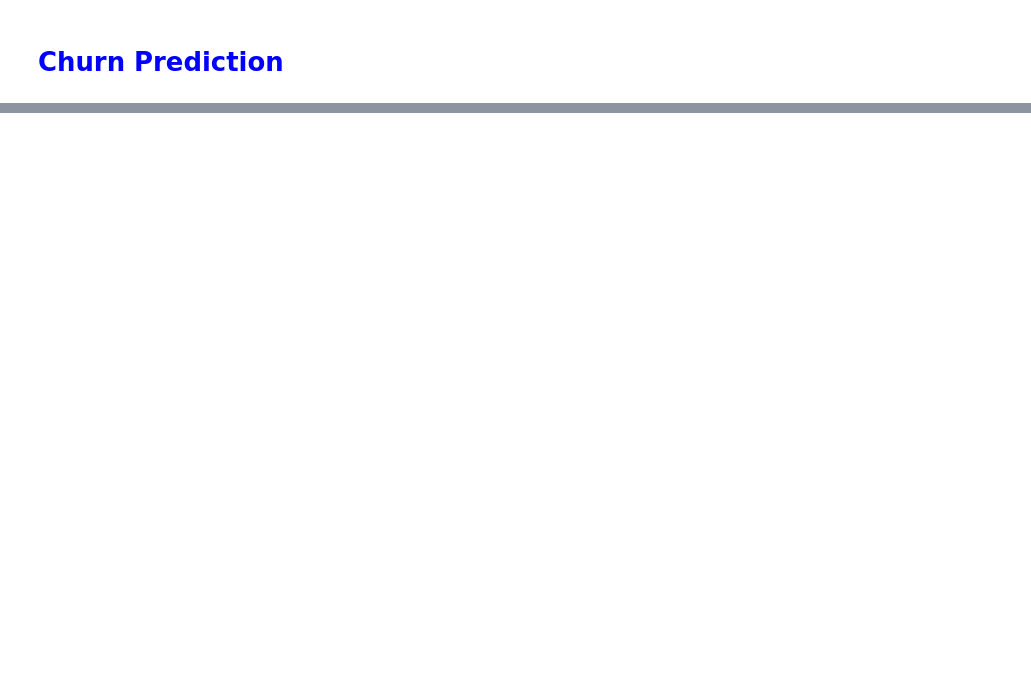
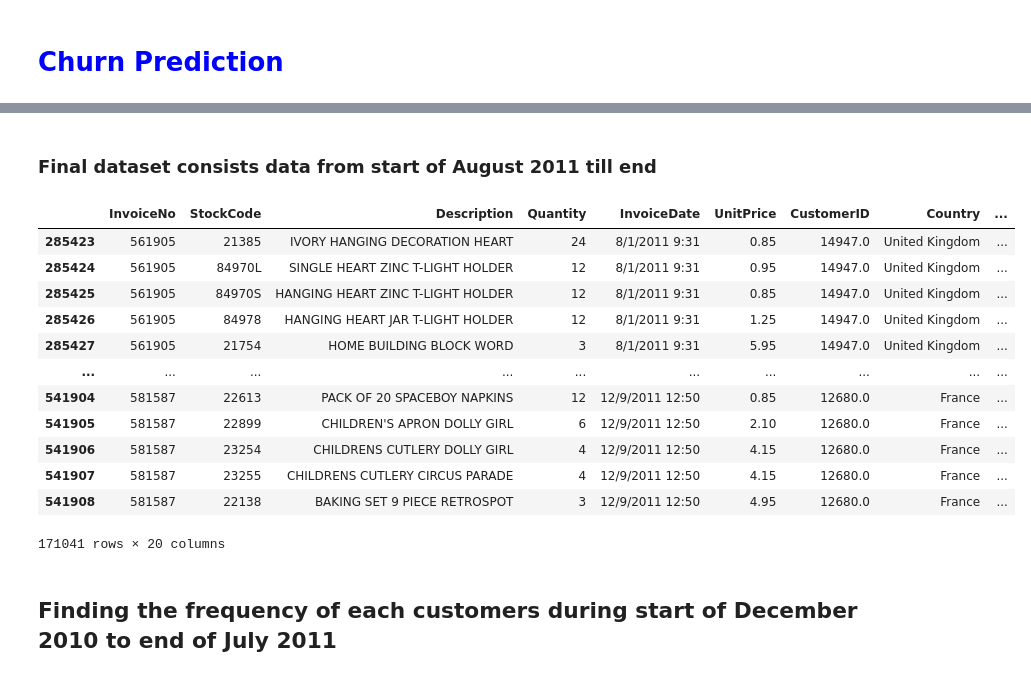
Before and after one commit to PShivani07/Data-Analytics-Project, a Jupyter notebook: ChurnPrediction.ipynb, the cells around one changed output, grey strips where cells are left out. Cells and saved outputs as stored; diff of their text form; code cells hidden in the pictures; blank space fills up the shorter version.

```diff
--- a/ChurnPrediction.ipynb
+++ b/ChurnPrediction.ipynb
@@ -1138,0 +1188,26 @@ similar_products(aggregate_vectors(purchases_val[0][-5:]))
+# %% [markdown]
+### Final dataset consists data from start of August 2011 till end
+# %%
+final_dataset = dataset[((dataset['Month']==8) & (dataset['Year']==2011)) |
+                        ((dataset['Month']==9) & (dataset['Year']==2011)) |
+                        ((dataset['Month']==10) & (dataset['Year']==2011)) |
+                        ((dataset['Month']==11) & (dataset['Year']==2011)) |
+                        ((dataset['Month']==12) & (dataset['Year']==2011))]
+
+final_dataset
+# %% [output]
+|  | InvoiceNo | StockCode | Description | Quantity | InvoiceDate | UnitPrice | CustomerID | Country | ... |
+| 285423 | 561905 | 21385 | IVORY HANGING DECORATION HEART | 24 | 8/1/2011 9:31 | 0.85 | 14947.0 | United Kingdom | ... |
+| 285424 | 561905 | 84970L | SINGLE HEART ZINC T-LIGHT HOLDER | 12 | 8/1/2011 9:31 | 0.95 | 14947.0 | United Kingdom | ... |
+| 285425 | 561905 | 84970S | HANGING HEART ZINC T-LIGHT HOLDER | 12 | 8/1/2011 9:31 | 0.85 | 14947.0 | United Kingdom | ... |
+| 285426 | 561905 | 84978 | HANGING HEART JAR T-LIGHT HOLDER | 12 | 8/1/2011 9:31 | 1.25 | 14947.0 | United Kingdom | ... |
+| 285427 | 561905 | 21754 | HOME BUILDING BLOCK WORD | 3 | 8/1/2011 9:31 | 5.95 | 14947.0 | United Kingdom | ... |
+| ... | ... | ... | ... | ... | ... | ... | ... | ... | ... |
+| 541904 | 581587 | 22613 | PACK OF 20 SPACEBOY NAPKINS | 12 | 12/9/2011 12:50 | 0.85 | 12680.0 | France | ... |
+| 541905 | 581587 | 22899 | CHILDREN'S APRON DOLLY GIRL | 6 | 12/9/2011 12:50 | 2.10 | 12680.0 | France | ... |
+| 541906 | 581587 | 23254 | CHILDRENS CUTLERY DOLLY GIRL | 4 | 12/9/2011 12:50 | 4.15 | 12680.0 | France | ... |
+| 541907 | 581587 | 23255 | CHILDRENS CUTLERY CIRCUS PARADE | 4 | 12/9/2011 12:50 | 4.15 | 12680.0 | France | ... |
+| 541908 | 581587 | 22138 | BAKING SET 9 PIECE RETROSPOT | 3 | 12/9/2011 12:50 | 4.95 | 12680.0 | France | ... |
+171041 rows × 20 columns
+# %% [markdown]
+## Finding the frequency of each customers during start of December 2010 to end of July 2011
```
Also changed, not shown: parts of 39 cells of this notebook.
